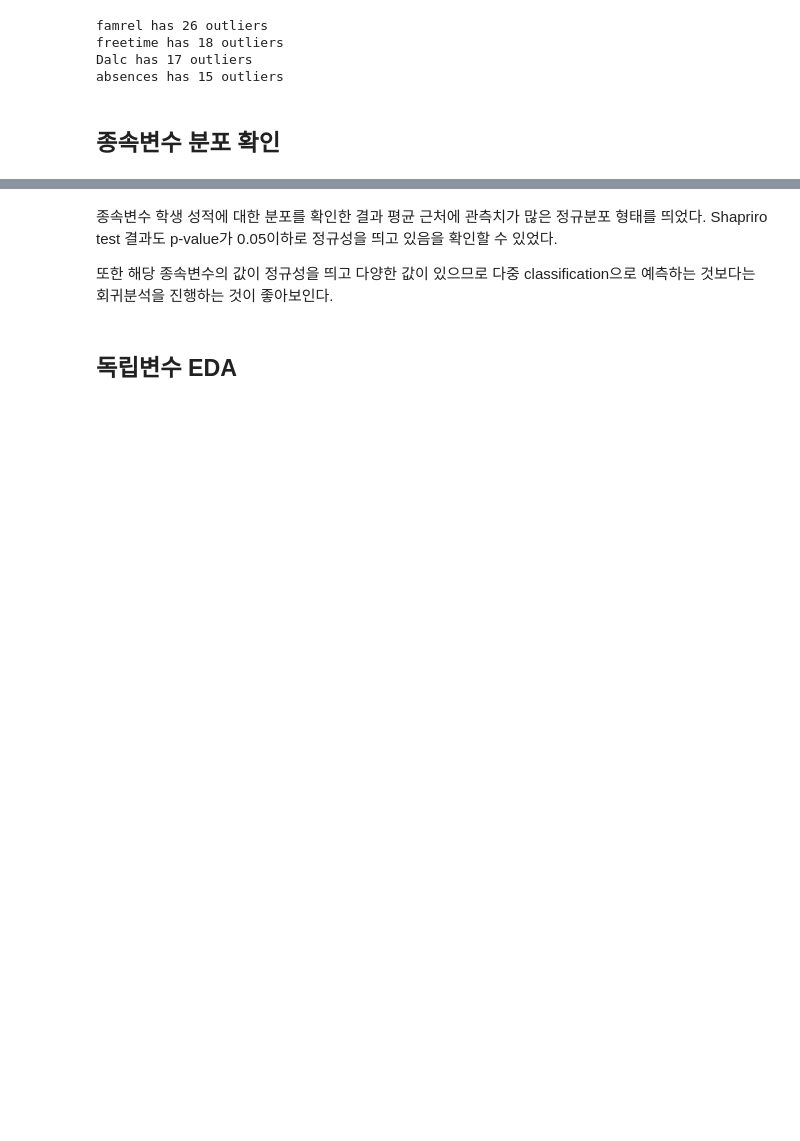
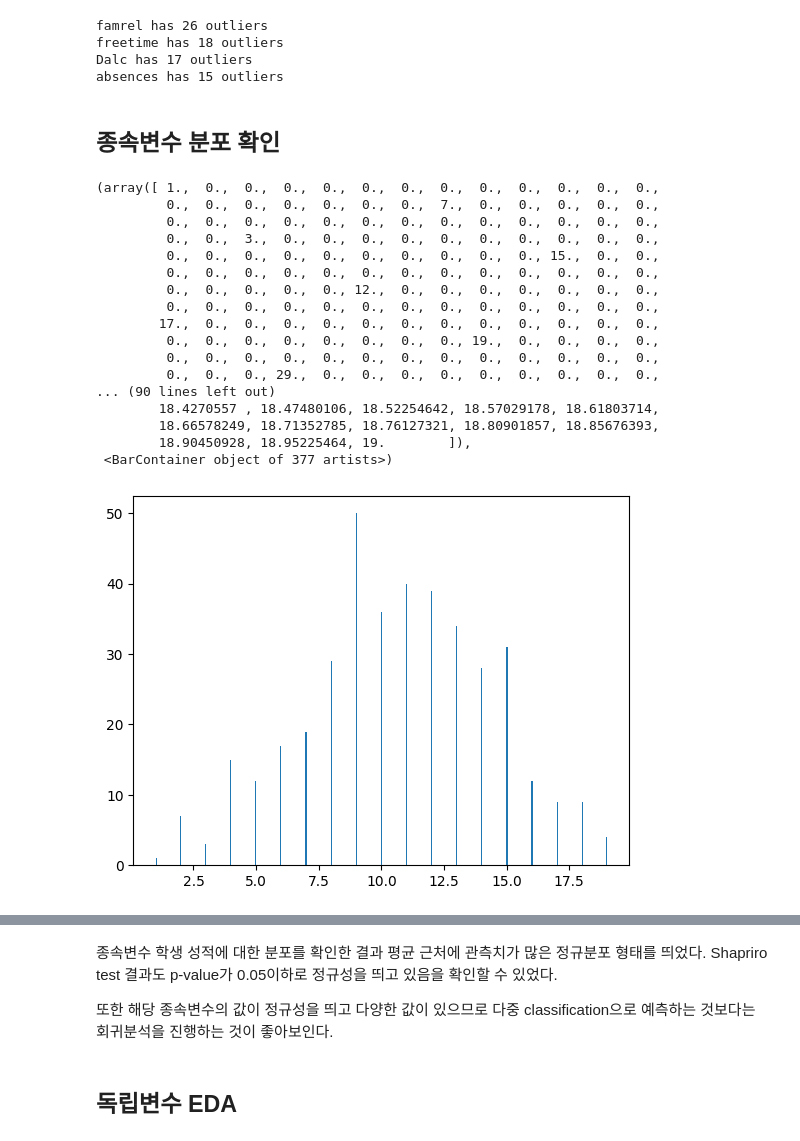
Before and after one commit to blueage98/adp_work, a Jupyter notebook: ADP-실기-DESSA/최신 기출동형 모의고사/1회_머신러닝 - 연습.ipynb, the cells around one changed output, grey strips where cells are left out. Saved outputs shown, nothing was run; the diff lists cells and outputs as text; code cells hidden in the pictures; blank space fills up the shorter version.

```diff
--- a/ADP-실기-DESSA/최신 기출동형 모의고사/1회_머신러닝 - 연습.ipynb
+++ b/ADP-실기-DESSA/최신 기출동형 모의고사/1회_머신러닝 - 연습.ipynb
@@ -123,3 +125,24 @@ Dalc has 17 outliers
 absences has 15 outliers
 # %% [markdown]
 ## 종속변수 분포 확인
+# %%
+plt.hist(x='grade', data=df, bins=df.value_counts().shape[0], range=(df.grade.min(), df.grade.max()))
+# %% [output]
+(array([ 1.,  0.,  0.,  0.,  0.,  0.,  0.,  0.,  0.,  0.,  0.,  0.,  0.,
+         0.,  0.,  0.,  0.,  0.,  0.,  0.,  7.,  0.,  0.,  0.,  0.,  0.,
+         0.,  0.,  0.,  0.,  0.,  0.,  0.,  0.,  0.,  0.,  0.,  0.,  0.,
+         0.,  0.,  3.,  0.,  0.,  0.,  0.,  0.,  0.,  0.,  0.,  0.,  0.,
+         0.,  0.,  0.,  0.,  0.,  0.,  0.,  0.,  0.,  0., 15.,  0.,  0.,
+         0.,  0.,  0.,  0.,  0.,  0.,  0.,  0.,  0.,  0.,  0.,  0.,  0.,
+         0.,  0.,  0.,  0.,  0., 12.,  0.,  0.,  0.,  0.,  0.,  0.,  0.,
+         0.,  0.,  0.,  0.,  0.,  0.,  0.,  0.,  0.,  0.,  0.,  0.,  0.,
+        17.,  0.,  0.,  0.,  0.,  0.,  0.,  0.,  0.,  0.,  0.,  0.,  0.,
+         0.,  0.,  0.,  0.,  0.,  0.,  0.,  0., 19.,  0.,  0.,  0.,  0.,
+         0.,  0.,  0.,  0.,  0.,  0.,  0.,  0.,  0.,  0.,  0.,  0.,  0.,
+         0.,  0.,  0., 29.,  0.,  0.,  0.,  0.,  0.,  0.,  0.,  0.,  0.,
+... (90 lines left out)
+        18.4270557 , 18.47480106, 18.52254642, 18.57029178, 18.61803714,
+        18.66578249, 18.71352785, 18.76127321, 18.80901857, 18.85676393,
+        18.90450928, 18.95225464, 19.        ]),
+ <BarContainer object of 377 artists>)
+[figure, added]
```
Also changed, not shown: parts of 7 cells of this notebook.
